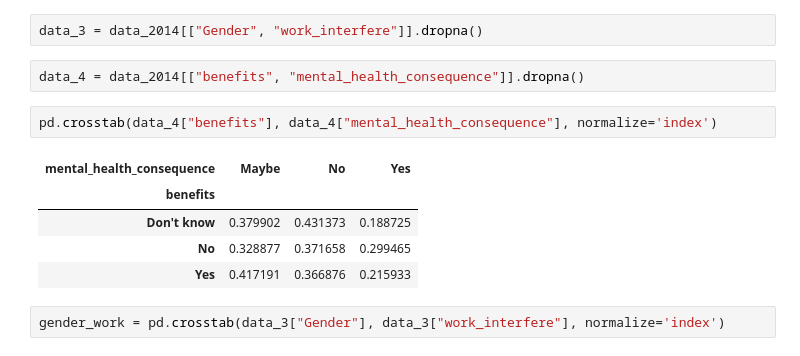
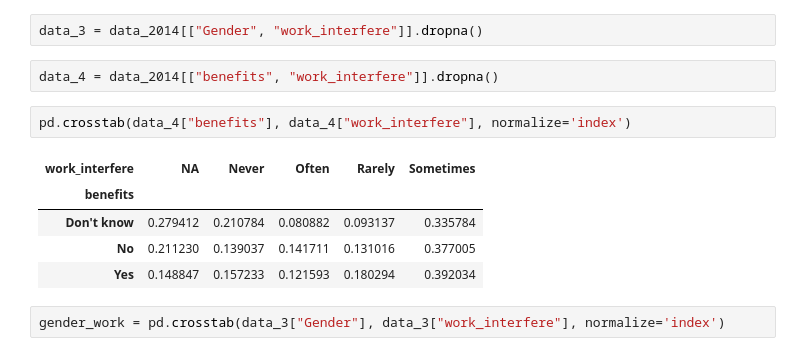
Before and after one commit to pearl6527/hackduke2021, a Jupyter notebook: scratch_paper.ipynb, the cells around one changed output. Drawn from its saved outputs; the diff is of its cells as text.

```diff
--- a/scratch_paper.ipynb
+++ b/scratch_paper.ipynb
@@ -29,15 +29,15 @@ data_2 = data_2014[["Gender", "work_interfere"]].dropna()
 # %%
 data_3 = data_2014[["Gender", "work_interfere"]].dropna()
 # %%
-data_4 = data_2014[["benefits", "mental_health_consequence"]].dropna()
+data_4 = data_2014[["benefits", "work_interfere"]].dropna()
 # %%
-pd.crosstab(data_4["benefits"], data_4["mental_health_consequence"], normalize='index')
+pd.crosstab(data_4["benefits"], data_4["work_interfere"], normalize='index')
 # %% [output]
-| mental_health_consequence | Maybe | No | Yes |
-| benefits |  |  |  |
-| Don't know | 0.379902 | 0.431373 | 0.188725 |
-| No | 0.328877 | 0.371658 | 0.299465 |
-| Yes | 0.417191 | 0.366876 | 0.215933 |
+| work_interfere | NA | Never | Often | Rarely | Sometimes |
+| benefits |  |  |  |  |  |
+| Don't know | 0.279412 | 0.210784 | 0.080882 | 0.093137 | 0.335784 |
+| No | 0.211230 | 0.139037 | 0.141711 | 0.131016 | 0.377005 |
+| Yes | 0.148847 | 0.157233 | 0.121593 | 0.180294 | 0.392034 |
 # %%
 gender_work = pd.crosstab(data_3["Gender"], data_3["work_interfere"], normalize='index')
 # %%
```
Also changed, not shown: parts of 1 cell of this notebook, 1 other file.
